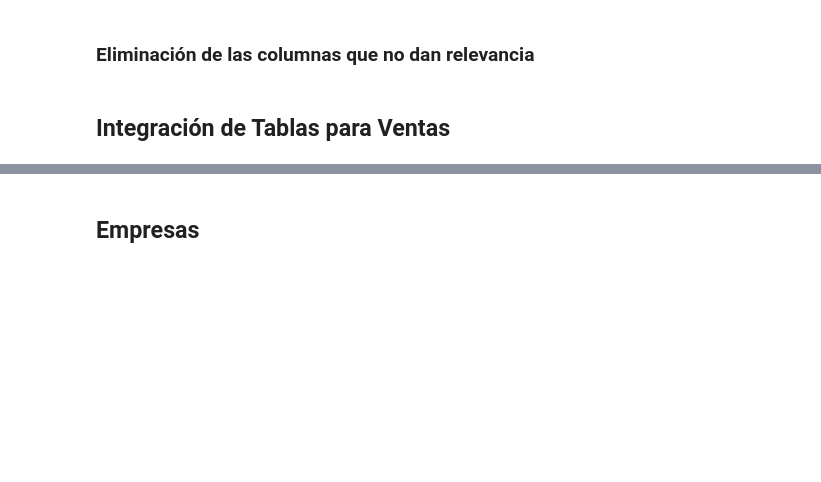
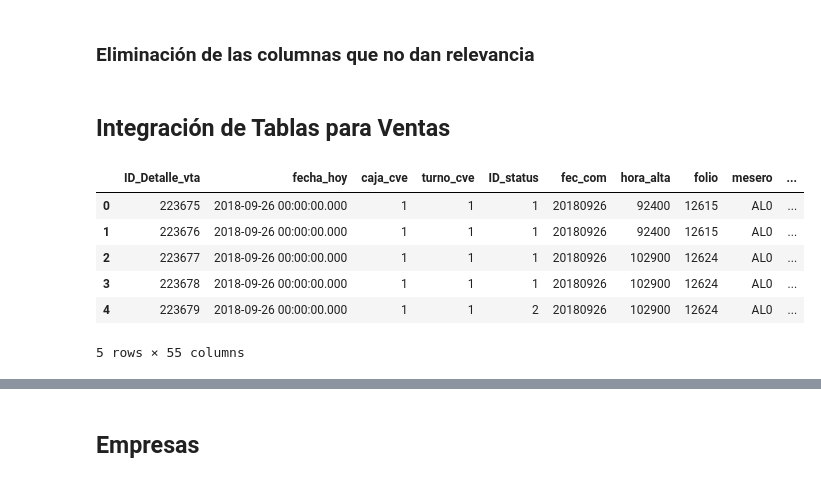
Before and after one commit to manurodrr/Clustera, a Jupyter notebook: Data Wrangling/DataWrangling.ipynb, the cells around one changed output, grey strips where cells are left out. Drawn from its saved outputs; the diff is of its cells as text; code cells hidden in the pictures; blank space fills up the shorter version.

```diff
--- a/Data Wrangling/DataWrangling.ipynb
+++ b/Data Wrangling/DataWrangling.ipynb
@@ -171,4 +174,14 @@ iar_Reservaciones.head()
 Reservaciones = iar_Reservaciones.drop(columns=['h_res_fec', 'h_res_fec_ok', 'h_res_fec_okt', 'ID_Programa','ID_Paquete','ID_Segmento_Comp','ID_canal','h_fec_lld','h_fec_lld_ok','h_fec_lld_okt','h_fec_reg','h_fec_reg_ok','h_fec_reg_okt','h_fec_sda','Reservacion','h_fec_sda_ok','h_fec_sda_okt','Cliente_Disp','ID_empresa','ID_estatus_reservaciones','ID_Agencia','h_can_res','h_cod_reserva','h_codigop','h_correo_e','h_nom','h_ult_cam_fec','h_ult_cam_fec_ok','h_ult_cam_fec_okt'])
 # %% [markdown]
 ## Integración de Tablas para Ventas
+# %%
+Ventas.head()
+# %% [output]
+|  | ID_Detalle_vta | fecha_hoy | caja_cve | turno_cve | ID_status | fec_com | hora_alta | folio | mesero | ... |
+| 0 | 223675 | 2018-09-26 00:00:00.000 | 1 | 1 | 1 | 20180926 | 92400 | 12615 | AL0 | ... |
+| 1 | 223676 | 2018-09-26 00:00:00.000 | 1 | 1 | 1 | 20180926 | 92400 | 12615 | AL0 | ... |
+| 2 | 223677 | 2018-09-26 00:00:00.000 | 1 | 1 | 1 | 20180926 | 102900 | 12624 | AL0 | ... |
+| 3 | 223678 | 2018-09-26 00:00:00.000 | 1 | 1 | 1 | 20180926 | 102900 | 12624 | AL0 | ... |
+| 4 | 223679 | 2018-09-26 00:00:00.000 | 1 | 1 | 2 | 20180926 | 102900 | 12624 | AL0 | ... |
+5 rows × 55 columns
 # %%
```
Also changed, not shown: parts of 10 cells of this notebook.
